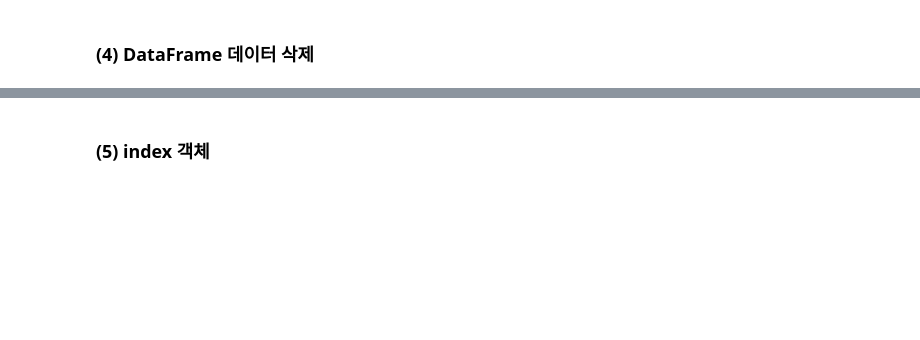
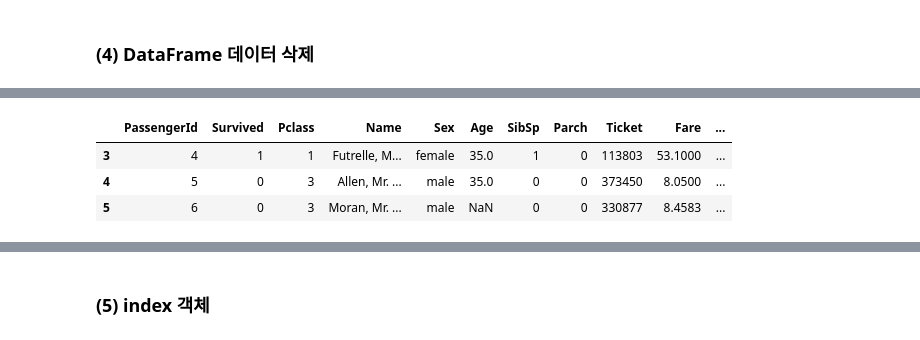
Before and after one commit to lim-jr/ESAA-Submits, a Jupyter notebook: 0919월과제_머신러닝_완벽가이드_2주차.ipynb, the cells around one changed output, grey strips where cells are left out. Drawn from its saved outputs; the diff is of its cells as text; code cells hidden in the pictures; blank space fills up the shorter version.

```diff
--- a/0919월과제_머신러닝_완벽가이드_2주차.ipynb
+++ b/0919월과제_머신러닝_완벽가이드_2주차.ipynb
@@ -228,0 +251,12 @@ titanic_df.head(3)
+# %%
+titanic_df_drop = titanic_df.drop('Age_0', axis=1)
+titanic_df_drop.head(3)
+
+# DataFrame.drop(labels='칼럼명', axis=1, inplace=F/T) : 칼럼 삭제
+# DataFrame.drop(labels='인덱스', axis=0, inplace=F/T) : 로우 삭제
+## inplace=F: 자기자신 그대로(default), inplace=T: 자기자신 삭제
+# %% [output]
+|  | PassengerId | Survived | Pclass | Name | Sex | Age | SibSp | Parch | Ticket | Fare | ... |
+| 3 | 4 | 1 | 1 | Futrelle, M... | female | 35.0 | 1 | 0 | 113803 | 53.1000 | ... |
+| 4 | 5 | 0 | 3 | Allen, Mr. ... | male | 35.0 | 0 | 0 | 373450 | 8.0500 | ... |
+| 5 | 6 | 0 | 3 | Moran, Mr. ... | male | NaN | 0 | 0 | 330877 | 8.4583 | ... |
```
Also changed, not shown: parts of 80 cells of this notebook.
